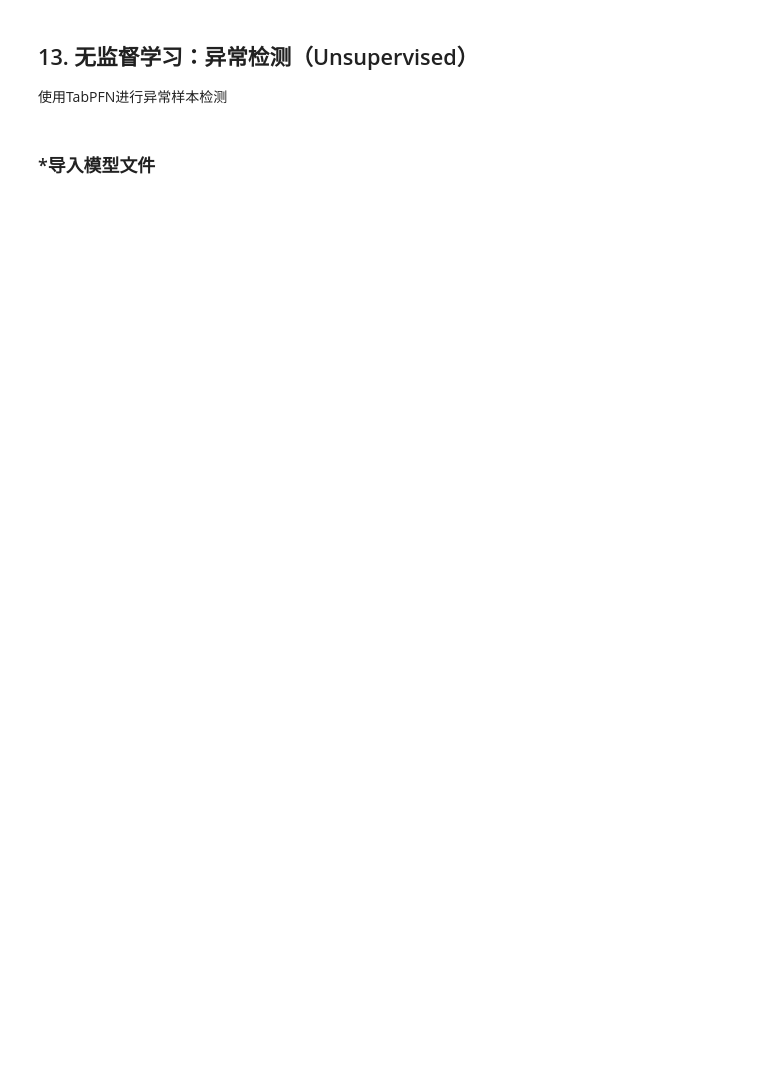
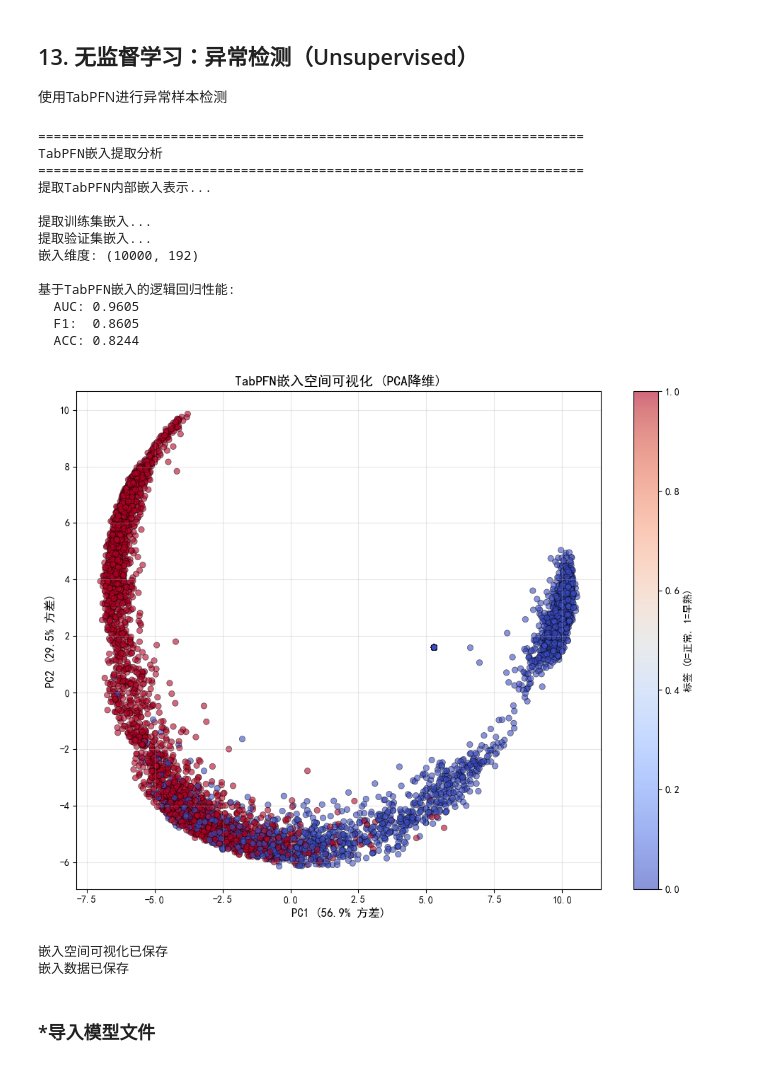
Before and after one commit to Shen-YuFei/precocious_puberty_ML, a Jupyter notebook: TabPFN_Enhanced.ipynb, the cells around one changed output. Saved outputs shown, nothing was run; the diff lists cells and outputs as text; code cells hidden in the pictures; blank space fills up the shorter version.

```diff
--- a/TabPFN_Enhanced.ipynb
+++ b/TabPFN_Enhanced.ipynb
@@ -321,7 +321,7 @@ print(f"Ray 版本: {ray.__version__}")
 
 # Post-hoc集成
 tabpfn_auto = AutoTabPFNClassifier(
-    max_time=3600,
+    max_time=12600,
     presets="best_quality",
     device="cuda:0",
 )
@@ -374,11 +380,8 @@ print("=" * 70)
 
 print("提取TabPFN内部嵌入表示...\n")
 
-# 创建嵌入提取器
-embedding_clf = TabPFNClassifier(
-    n_estimators=1, device="cuda", random_state=RANDOM_SEED
-)
-embedding_extractor = TabPFNEmbedding(tabpfn_clf=embedding_clf, n_fold=0)
+# 使用已训练的基础TabPFN模型作为嵌入提取器
+embedding_extractor = TabPFNEmbedding(tabpfn_clf=tabpfn_basic, n_fold=0)
 
 # 提取训练集嵌入
 print("提取训练集嵌入...")
@@ -418,33 +421,50 @@ from sklearn.decomposition import PCA
 pca = PCA(n_components=2)
 val_embeddings_2d = pca.fit_transform(val_embeddings[0])
 
 plt.figure(figsize=(10, 8))
 scatter = plt.scatter(
     val_embeddings_2d[:, 0],
     val_embeddings_2d[:, 1],
     c=y_validation_binary,
     cmap="coolwarm",
     alpha=0.6,
     edgecolors="k",
     linewidth=0.5,
 )
 plt.colorbar(scatter, label="标签 (0=正常, 1=早熟)")
 plt.xlabel(f"PC1 ({pca.explained_variance_ratio_[0]:.1%} 方差)", fontsize=12)
 plt.ylabel(f"PC2 ({pca.explained_variance_ratio_[1]:.1%} 方差)", fontsize=12)
 plt.title("TabPFN嵌入空间可视化 (PCA降维)", fontsize=14, fontweight="bold")
 plt.grid(alpha=0.3)
 plt.tight_layout()
 plt.savefig("./output/enhanced/TabPFN嵌入可视化.png", dpi=300, bbox_inches="tight")
 plt.savefig("./output/enhanced/TabPFN嵌入可视化.pdf", dpi=300, bbox_inches="tight")
 plt.show()
 
 print(f"\n嵌入空间可视化已保存")
 
 # 保存嵌入
 np.save("./output/enhanced/train_embeddings.npy", train_embeddings[0])
 np.save("./output/enhanced/val_embeddings.npy", val_embeddings[0])
 print("嵌入数据已保存")
 # 验证集两类样本在嵌入空间中有较好的分离度，说明TabPFN模型学到了有效的特征表示
+# %% [output]
+======================================================================
+TabPFN嵌入提取分析
+======================================================================
+提取TabPFN内部嵌入表示...
+
+提取训练集嵌入...
+提取验证集嵌入...
+嵌入维度: (10000, 192)
+
+基于TabPFN嵌入的逻辑回归性能:
+  AUC: 0.9605
+  F1:  0.8605
+  ACC: 0.8244
+[figure, added]
+嵌入空间可视化已保存
+嵌入数据已保存
 # %% [markdown]
 ### *导入模型文件
 # %%
```
Also changed, not shown: parts of 4 cells of this notebook, 1 other file.
